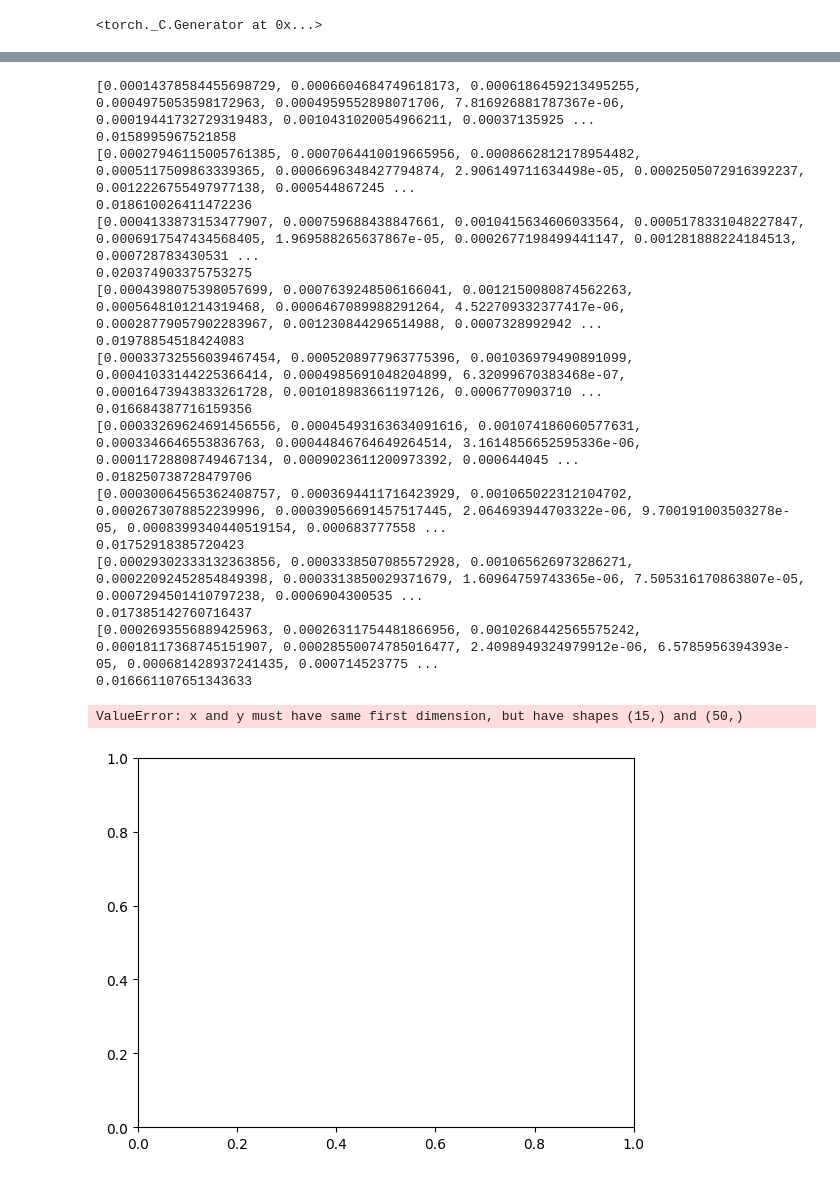
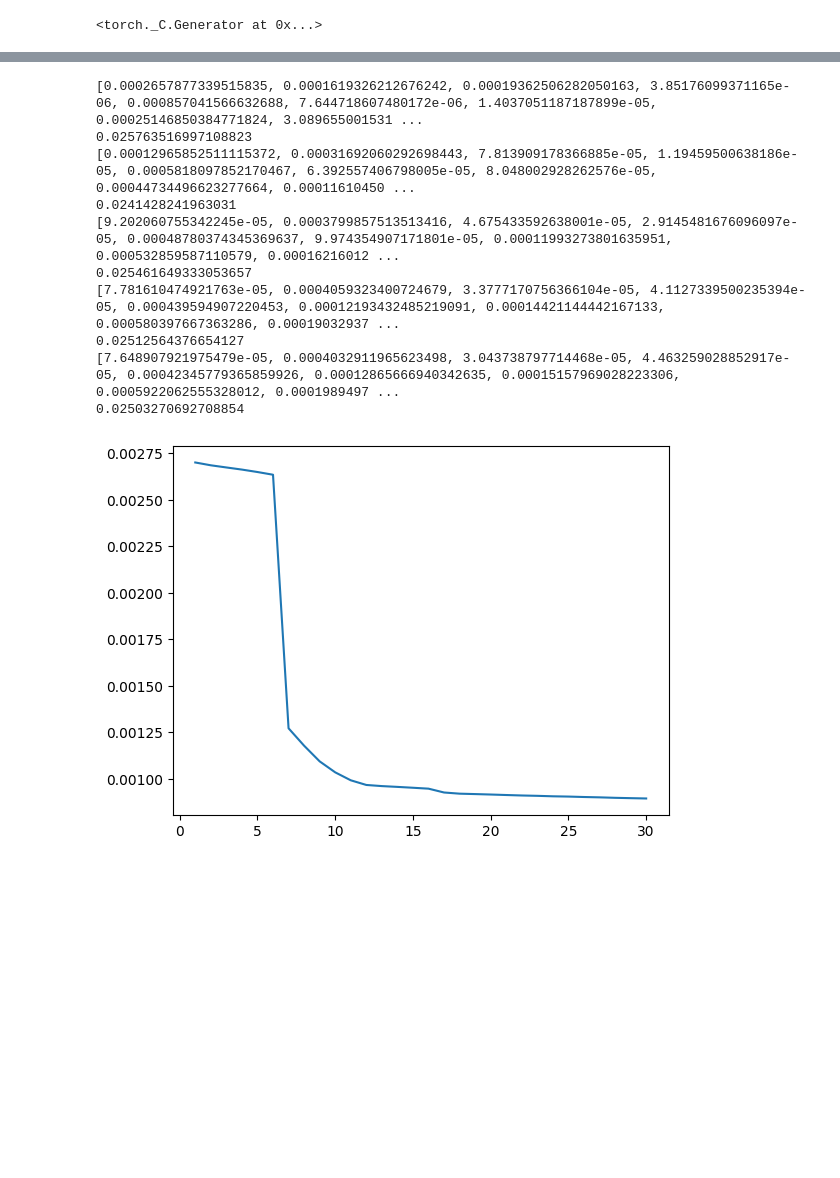
Before and after one commit to JHeinzde/pytorch-playground, a Jupyter notebook: pytorch-autoencoder.ipynb, the cells around one changed output, grey strips where cells are left out. Drawn from its saved outputs; the diff is of its cells as text; code cells hidden in the pictures; blank space fills up the shorter version.

```diff
--- a/pytorch-autoencoder.ipynb
+++ b/pytorch-autoencoder.ipynb
@@ -240,11 +261,11 @@ class DeepSVDD(nn.Module):
     def __init__(self, autoencoder):
         super().__init__()
         self.layers = nn.Sequential(
-            nn.Linear(20, 20, bias=False),
+            nn.Linear(10, 10, bias=False),
             nn.LeakyReLU(),
-            nn.Linear(20, 10, bias=False),
+            nn.Linear(10, 5, bias=False),
             nn.LeakyReLU(),
-            nn.Linear(10, 2, bias=False)
+            nn.Linear(5, 2, bias=False)
         ).to(device)
         net_dict = self.state_dict()
         ae_dict = ae.state_dict()
@@ -265,14 +286,14 @@ class DeepSVDDTrainer:
         self.R = torch.tensor(0, dtype=torch.float32, device=device)
 
     def train(self, training_data):
-        optimizer = torch.optim.Adam(dsvdd.parameters(), lr=0.0001)
+        optimizer = torch.optim.Adam(dsvdd.parameters(), lr=0.00001)
         train_loader = torch.utils.data.DataLoader(list(zip(training_data, training_data)), batch_size=1)
         warmup_epoch = 5
-        nu = 0.2
+        nu = 0.1
 
         losses = []
 
-        for epoch in range(50):
+        for epoch in range(30):
             epoch_loss = []
             keks = []
             for data in train_loader:
@@ -285,56 +306,47 @@ class DeepSVDDTrainer:
                     loss = torch.mean(dist)
                 else:
                     scores = dist - self.R ** 2
                     # Use default nu of 0.1 for now
                     loss = self.R ** 2 + (1 / nu) * torch.mean(torch.max(torch.zeros_like(scores), scores))
                 loss.backward()
                 optimizer.step()
                 epoch_loss.append(loss.item())
             if epoch >= warmup_epoch and epoch % warmup_epoch == 0:
                 print(keks)
                 print(quantile(sqrt(keks), 1 - nu))
                 self.R = torch.tensor(quantile(sqrt(keks), 1 - nu))
             losses.append(sum(epoch_loss) / len(epoch_loss))
         return losses
 
     def set_center(self, transformed_data):
         with torch.no_grad():
             for x in transformed_data:
                 self.c += dsvdd.forward(torch.nn.functional.normalize(x, p=2, dim=0))
 
         self.c /= len(transformed_data)
 
     # First copy weights from autoencoder to DeepSVDD network
 
 
 #mixin outliers with transformed data
 
 dsvdd = DeepSVDD(ae)
 dsvdd_trainer = DeepSVDDTrainer(dsvdd, 'soft-boundary', 2)
-dsvdd_trainer.set_center(mixin_training)
-losses = dsvdd_trainer.train(mixin_training)
-my_plot(np.linspace(1, 15, 15).astype(int), losses)
+dsvdd_trainer.set_center(transformed_data)
+losses = dsvdd_trainer.train(transformed_data)
+my_plot(np.linspace(1, 30, 30).astype(int), losses)
 # %% [output]
-[0.00014378584455698729, 0.0006604684749618173, 0.0006186459213495255, 0.0004975053598172963, 0.0004959552898071706, 7.816926881787367e-06, 0.00019441732729319483, 0.0010431020054966211, 0.00037135925 ...
-0.0158995967521858
-[0.00027946115005761385, 0.0007064410019665956, 0.0008662812178954482, 0.0005117509863339365, 0.0006696348427794874, 2.906149711634498e-05, 0.0002505072916392237, 0.0012226755497977138, 0.000544867245 ...
-0.018610026411472236
-[0.0004133873153477907, 0.000759688438847661, 0.0010415634606033564, 0.0005178331048227847, 0.0006917547434568405, 1.969588265637867e-05, 0.0002677198499441147, 0.001281888224184513, 0.000728783430531 ...
-0.020374903375753275
-[0.0004398075398057699, 0.0007639248506166041, 0.0012150080874562263, 0.0005648101214319468, 0.0006467089988291264, 4.522709332377417e-06, 0.00028779057902283967, 0.001230844296514988, 0.0007328992942 ...
-0.01978854518424083
-[0.00033732556039467454, 0.0005208977963775396, 0.001036979490891099, 0.00041033144225366414, 0.0004985691048204899, 6.32099670383468e-07, 0.00016473943833261728, 0.001018983661197126, 0.0006770903710 ...
-0.016684387716159356
-[0.00033269624691456556, 0.00045493163634091616, 0.001074186060577631, 0.0003346646553836763, 0.00044846764649264514, 3.1614856652595336e-06, 0.00011728808749467134, 0.0009023611200973392, 0.000644045 ...
-0.018250738728479706
-[0.00030064565362408757, 0.0003694411716423929, 0.001065022312104702, 0.0002673078852239996, 0.00039056691457517445, 2.064693944703322e-06, 9.700191003503278e-05, 0.0008399340440519154, 0.000683777558 ...
-0.01752918385720423
-[0.00029302333132363856, 0.0003338507085572928, 0.001065626973286271, 0.00022092452854849398, 0.0003313850029371679, 1.60964759743365e-06, 7.505316170863807e-05, 0.0007294501410797238, 0.0006904300535 ...
-0.017385142760716437
-[0.0002693556889425963, 0.00026311754481866956, 0.0010268442565575242, 0.00018117368745151907, 0.00028550074785016477, 2.4098949324979912e-06, 6.5785956394393e-05, 0.000681428937241435, 0.000714523775 ...
-0.016661107651343633
+[0.0002657877339515835, 0.0001619326212676242, 0.00019362506282050163, 3.85176099371165e-06, 0.000857041566632688, 7.644718607480172e-06, 1.4037051187187899e-05, 0.00025146850384771824, 3.089655001531 ...
+0.025763516997108823
+[0.00012965852511115372, 0.00031692060292698443, 7.813909178366885e-05, 1.19459500638186e-05, 0.0005818097852170467, 6.392557406798005e-05, 8.048002928262576e-05, 0.00044734496623277664, 0.00011610450 ...
+0.0241428241963031
+[9.202060755342245e-05, 0.0003799857513513416, 4.675433592638001e-05, 2.9145481676096097e-05, 0.00048780374345369637, 9.974354907171801e-05, 0.00011993273801635951, 0.000532859587110579, 0.00016216012 ...
+0.025461649333053657
+[7.781610474921763e-05, 0.0004059323400724679, 3.3777170756366104e-05, 4.1127339500235394e-05, 0.000439594907220453, 0.00012193432485219091, 0.00014421144442167133, 0.000580397667363286, 0.00019032937 ...
+0.02512564376654127
+[7.648907921975479e-05, 0.0004032911965623498, 3.043738797714468e-05, 4.463259028852917e-05, 0.00042345779365859926, 0.00012865666940342635, 0.00015157969028223306, 0.0005922062555328012, 0.0001989497 ...
+0.02503270692708854
-ValueError: x and y must have same first dimension, but have shapes (15,) and (50,)
-[figure, old version]
+[figure, new version]
 # %%
 figure, axes = plt.subplots()
 uc_3 = plt.Circle(dsvdd_trainer.c, dsvdd_trainer.R, fill=False)
```
Also changed, not shown: parts of 4 cells of this notebook.
